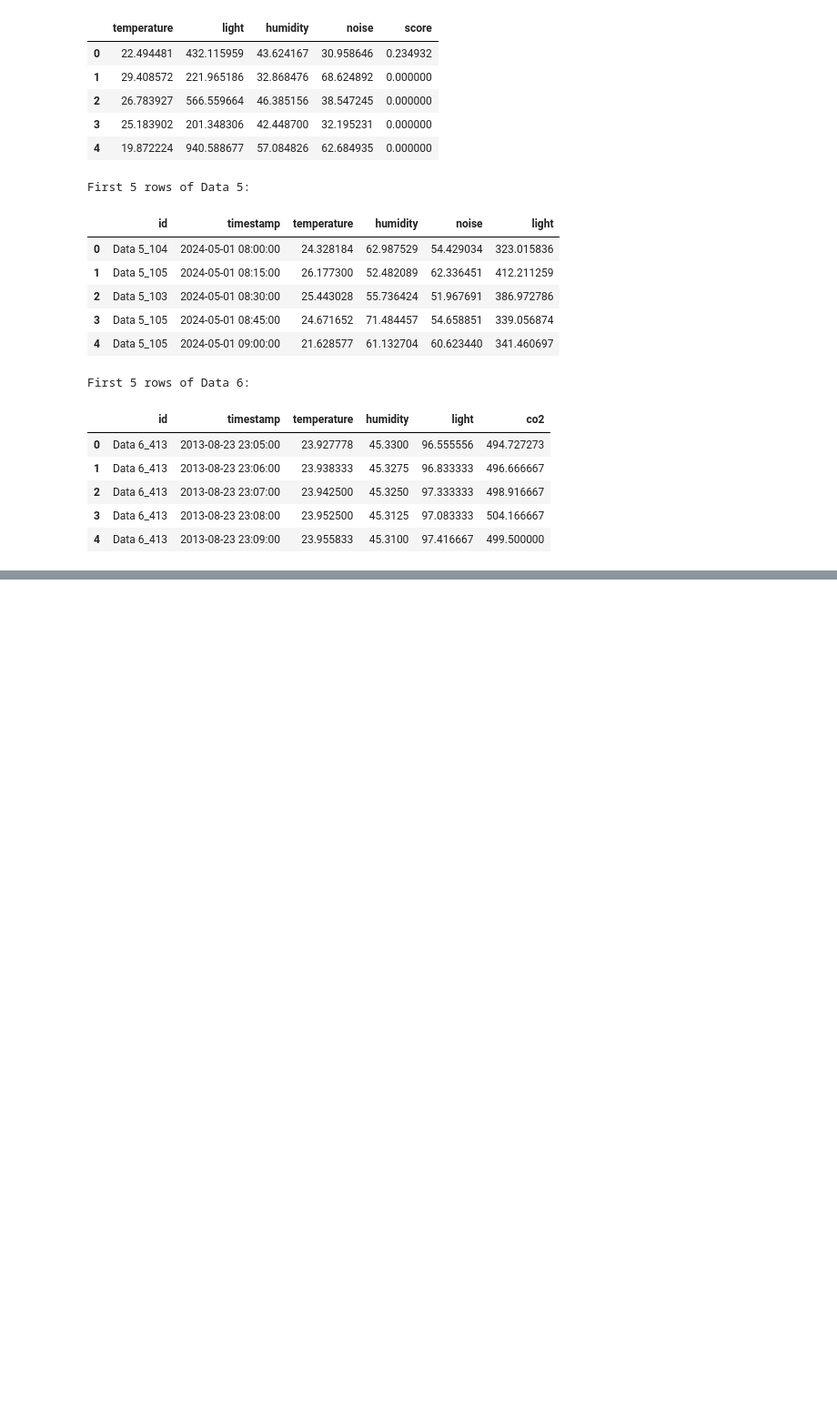
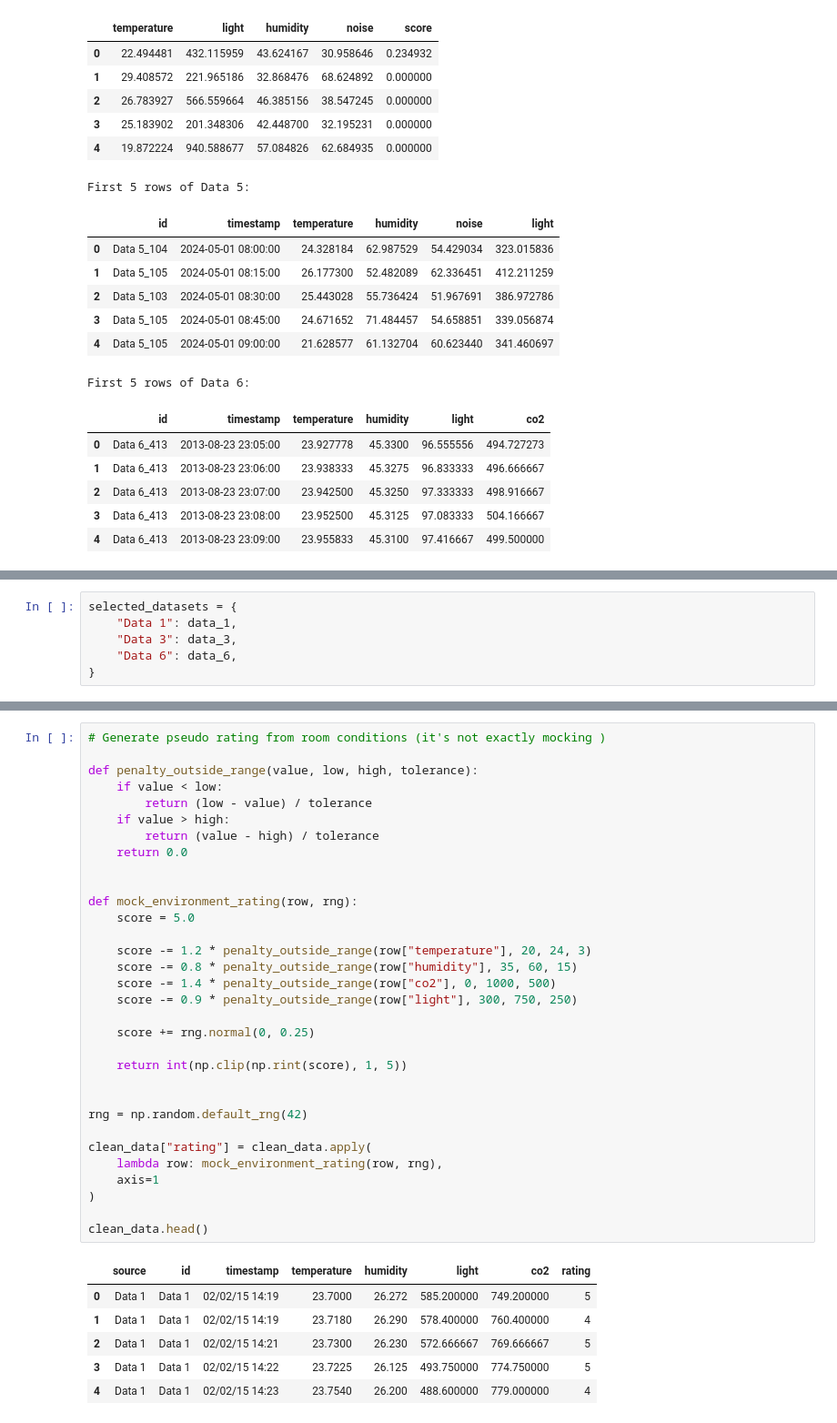
Before and after one commit to SEP4Real/SEP4, a Jupyter notebook: MAL/notebooks/1c_mock_data.ipynb, the cells around one changed output, grey strips where cells are left out. Shown at 91% size. Saved outputs shown, nothing was run; the diff lists cells and outputs as text; blank space fills up the shorter version.

Commit message:
[Add] pseudo-rating generation for selected sensor datasets

```diff
--- a/MAL/notebooks/1c_mock_data.ipynb
+++ b/MAL/notebooks/1c_mock_data.ipynb
@@ -611,0 +614,6 @@ First 5 rows of Data 6:
+# %%
+selected_datasets = {
+    "Data 1": data_1,
+    "Data 3": data_3,
+    "Data 6": data_6,
+}
@@ -611,0 +688,39 @@ First 5 rows of Data 6:
+# %%
+# Generate pseudo rating from room conditions (it's not exactly mocking )
+
+def penalty_outside_range(value, low, high, tolerance):
+    if value < low:
+        return (low - value) / tolerance
+    if value > high:
+        return (value - high) / tolerance
+    return 0.0
+
+
+def mock_environment_rating(row, rng):
+    score = 5.0
+
+    score -= 1.2 * penalty_outside_range(row["temperature"], 20, 24, 3)
+    score -= 0.8 * penalty_outside_range(row["humidity"], 35, 60, 15)
+    score -= 1.4 * penalty_outside_range(row["co2"], 0, 1000, 500)
+    score -= 0.9 * penalty_outside_range(row["light"], 300, 750, 250)
+
+    score += rng.normal(0, 0.25)
+
+    return int(np.clip(np.rint(score), 1, 5))
+
+
+rng = np.random.default_rng(42)
+
+clean_data["rating"] = clean_data.apply(
+    lambda row: mock_environment_rating(row, rng),
+    axis=1
+)
+
+clean_data.head()
+# %% [output]
+|  | source | id | timestamp | temperature | humidity | light | co2 | rating |
+| 0 | Data 1 | Data 1 | 02/02/15 14:19 | 23.7000 | 26.272 | 585.200000 | 749.200000 | 5 |
+| 1 | Data 1 | Data 1 | 02/02/15 14:19 | 23.7180 | 26.290 | 578.400000 | 760.400000 | 4 |
+| 2 | Data 1 | Data 1 | 02/02/15 14:21 | 23.7300 | 26.230 | 572.666667 | 769.666667 | 5 |
+| 3 | Data 1 | Data 1 | 02/02/15 14:22 | 23.7225 | 26.125 | 493.750000 | 774.750000 | 5 |
+| 4 | Data 1 | Data 1 | 02/02/15 14:23 | 23.7540 | 26.200 | 488.600000 | 779.000000 | 4 |
```
Also changed, not shown: parts of 6 cells of this notebook.
